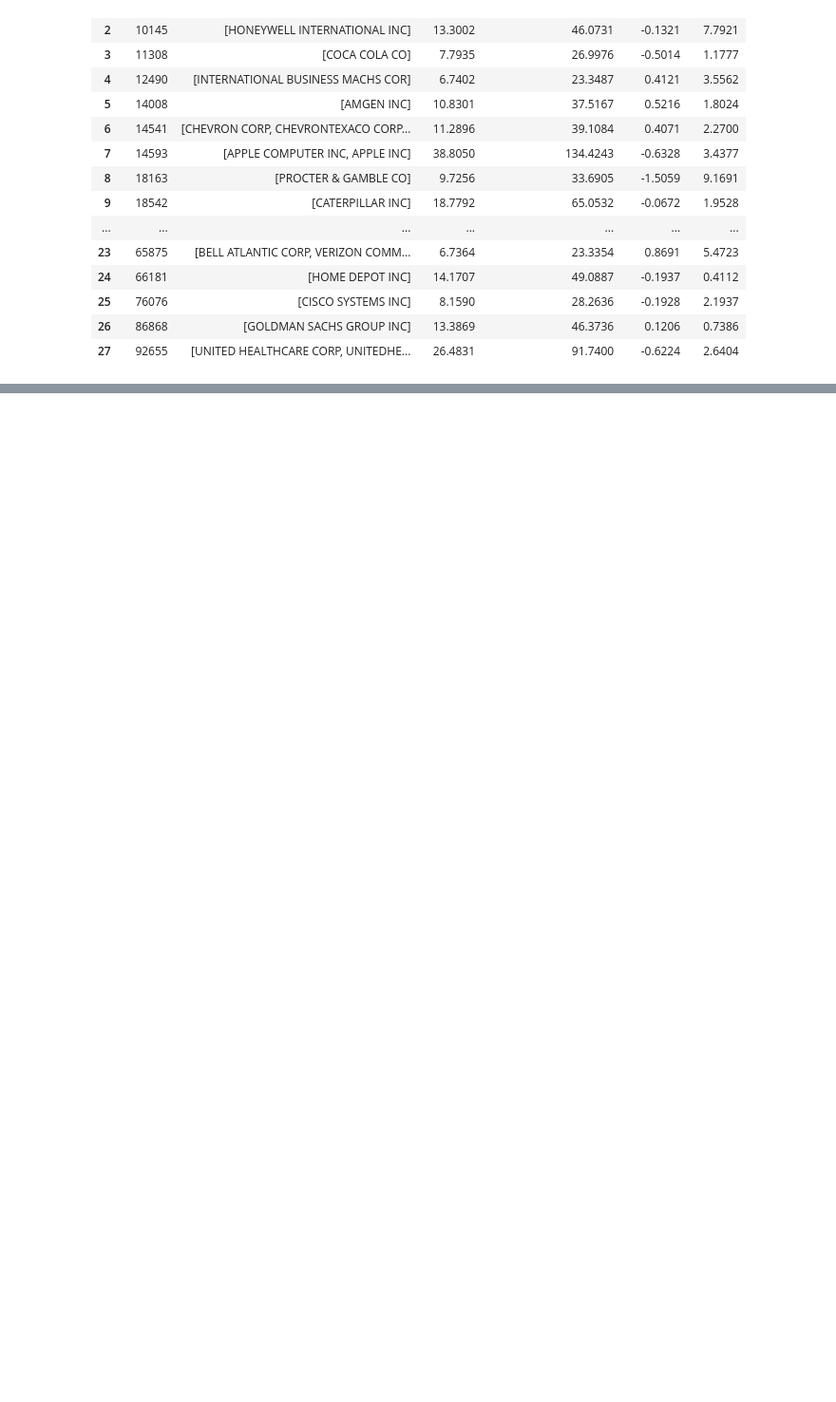
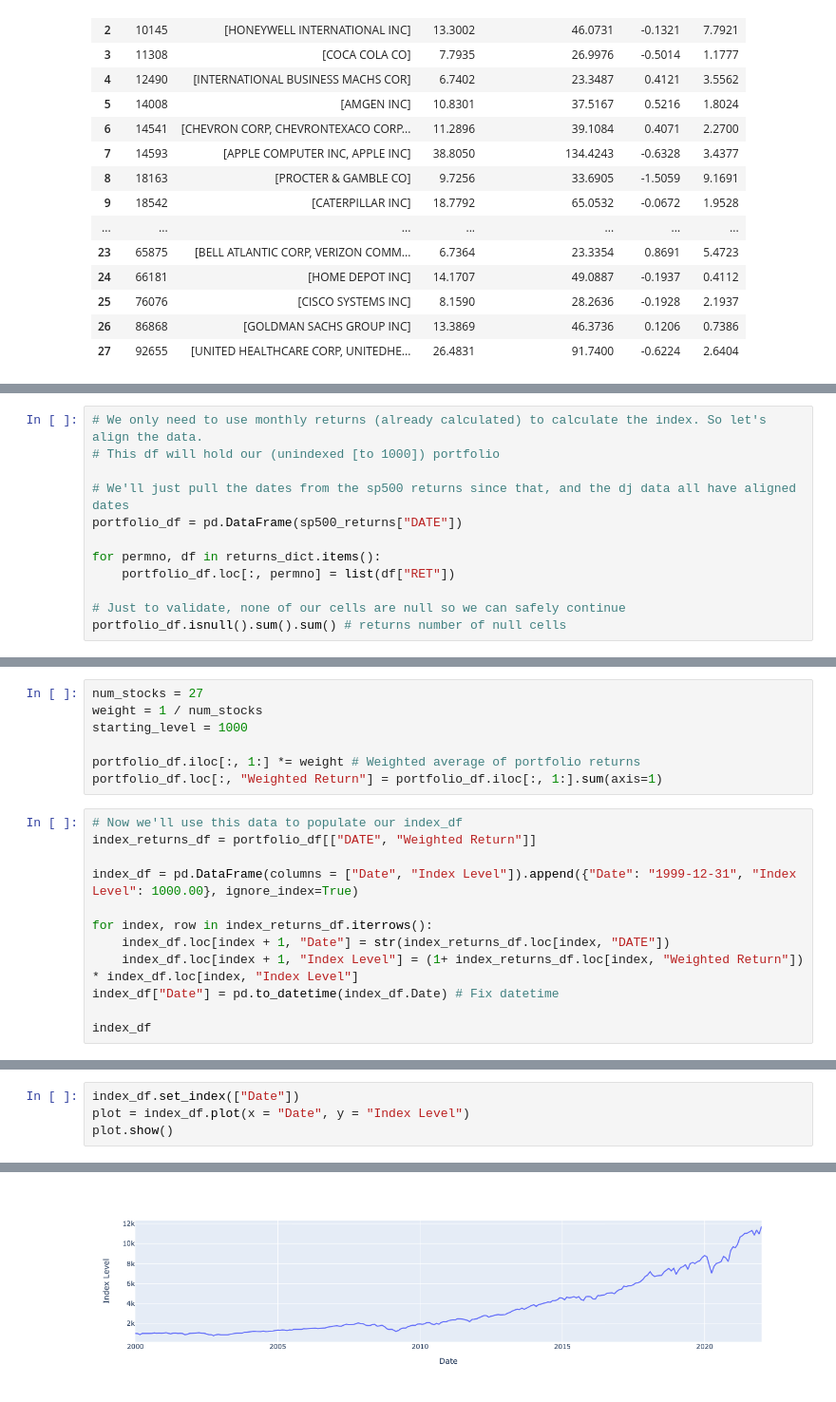
Before and after one commit to uWaterloo-CFM/CFM-301, a Jupyter notebook: Assignment 1/Data Assignment 1.ipynb, the cells around one changed output, grey strips where cells are left out. Shown at 95% size. Cells and saved outputs as stored; diff of their text form; blank space fills up the shorter version.

Commit message:
plotting

```diff
--- a/Assignment 1/Data Assignment 1.ipynb
+++ b/Assignment 1/Data Assignment 1.ipynb
@@ -162,0 +171,12 @@ duplicate_comnam_df.to_dict()['COMNAM']
+# %%
+# We only need to use monthly returns (already calculated) to calculate the index. So let's align the data.
+# This df will hold our (unindexed [to 1000]) portfolio
+
+# We'll just pull the dates from the sp500 returns since that, and the dj data all have aligned dates
+portfolio_df = pd.DataFrame(sp500_returns["DATE"])
+
+for permno, df in returns_dict.items():
+    portfolio_df.loc[:, permno] = list(df["RET"])
+
+# Just to validate, none of our cells are null so we can safely continue
+portfolio_df.isnull().sum().sum() # returns number of null cells
@@ -162,0 +185,19 @@ duplicate_comnam_df.to_dict()['COMNAM']
+# %%
+num_stocks = 27
+weight = 1 / num_stocks
+starting_level = 1000
+
+portfolio_df.iloc[:, 1:] *= weight # Weighted average of portfolio returns
+portfolio_df.loc[:, "Weighted Return"] = portfolio_df.iloc[:, 1:].sum(axis=1)
+# %%
+# Now we'll use this data to populate our index_df
+index_returns_df = portfolio_df[["DATE", "Weighted Return"]]
+
+index_df = pd.DataFrame(columns = ["Date", "Index Level"]).append({"Date": "1999-12-31", "Index Level": 1000.00}, ignore_index=True)
+
+for index, row in index_returns_df.iterrows():
+    index_df.loc[index + 1, "Date"] = str(index_returns_df.loc[index, "DATE"])
+    index_df.loc[index + 1, "Index Level"] = (1+ index_returns_df.loc[index, "Weighted Return"]) * index_df.loc[index, "Index Level"]
+index_df["Date"] = pd.to_datetime(index_df.Date) # Fix datetime
+
+index_df
@@ -162,0 +218,5 @@ duplicate_comnam_df.to_dict()['COMNAM']
+# %%
+index_df.set_index(["Date"])
+plot = index_df.plot(x = "Date", y = "Index Level")
+plot.show()
+# %% [output]
@@ -162,0 +224 @@ duplicate_comnam_df.to_dict()['COMNAM']
+[figure, added]
```
Also changed, not shown: parts of 10 cells of this notebook.
